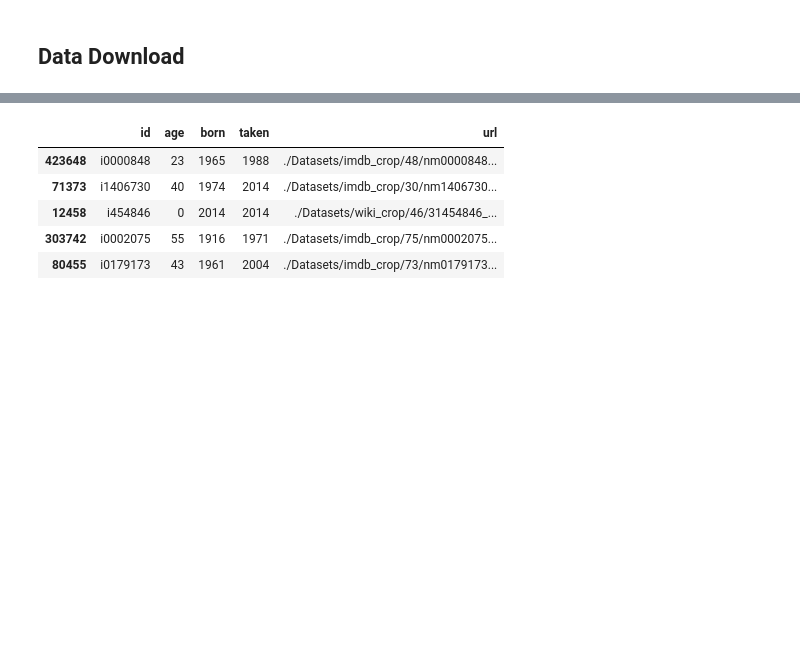
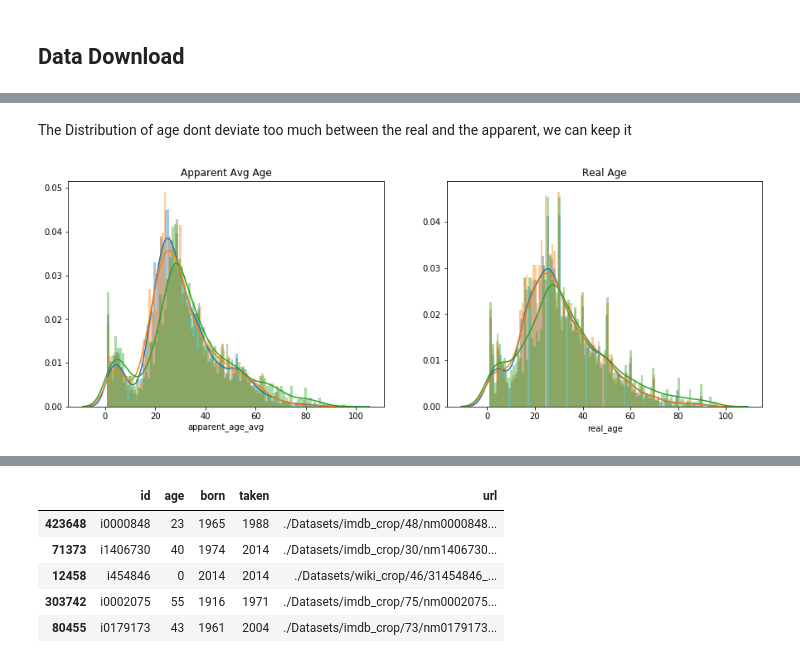
Before and after one commit to elpapi42/AgeClassifier, a Jupyter notebook: AgeClassifier.ipynb, the cells around one changed output, grey strips where cells are left out. Cells and saved outputs as stored; diff of their text form; code cells hidden in the pictures; blank space fills up the shorter version.

```diff
--- a/AgeClassifier.ipynb
+++ b/AgeClassifier.ipynb
@@ -62,0 +115,19 @@ if(not(os.path.exists(appa_path) and os.path.isfile(appa_path))):
+# %% [markdown]
+The Distribution of age dont deviate too much between the real and the apparent, we can keep it
+# %%
+# Now we will check the dist between the train, eval and test datasets
+plt.figure(figsize=(15,5))
+
+plt.subplot(1, 2, 1, title="Apparent Avg Age")
+sns.distplot(df_train["apparent_age_avg"], bins=100)
+sns.distplot(df_eval["apparent_age_avg"], bins=100)
+sns.distplot(df_test["apparent_age_avg"], bins=100)
+
+plt.subplot(1, 2, 2, title="Real Age")
+sns.distplot(df_train["real_age"], bins=100)
+sns.distplot(df_eval["real_age"], bins=100)
+sns.distplot(df_test["real_age"], bins=100)
+
+plt.show()
+# %% [output]
+[figure, added]
```
Also changed, not shown: parts of 11 cells of this notebook.
